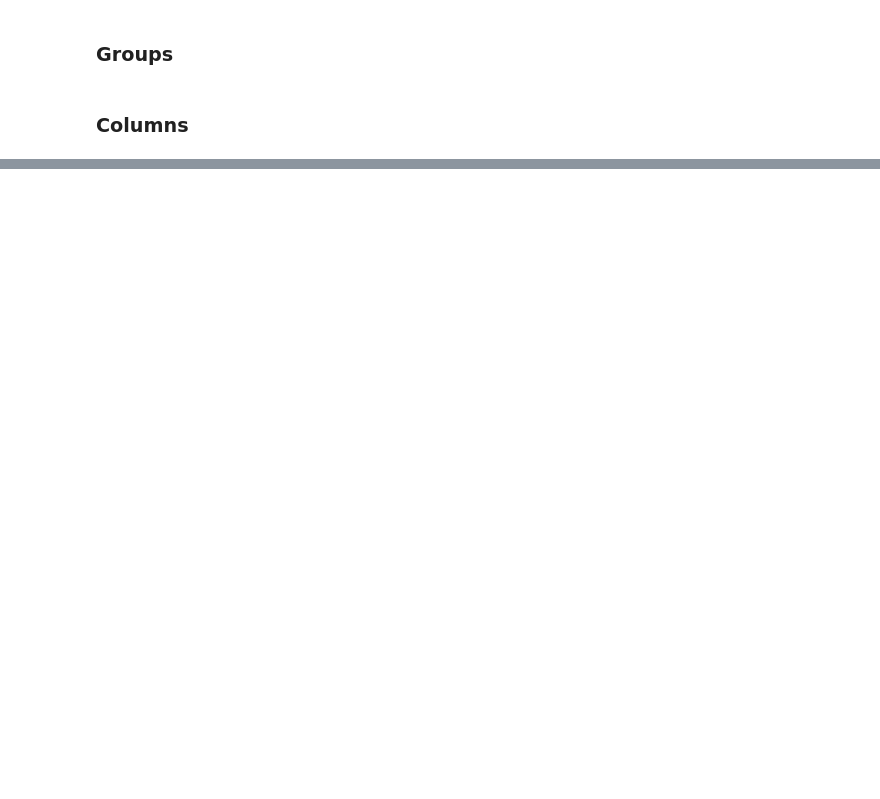
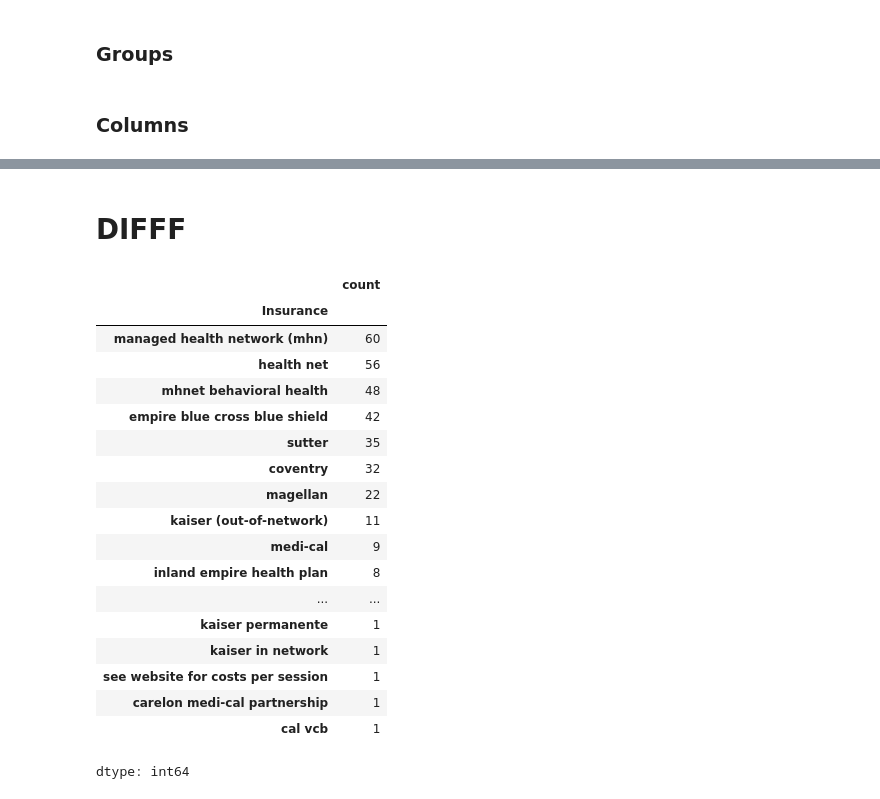
Before and after one commit to pallavmarch/Psychologytoday-therapist-analysis, a Jupyter notebook: PsychologyToday_Dementia_analysis.ipynb, the cells around one changed output, grey strips where cells are left out. Drawn from its saved outputs; the diff is of its cells as text; code cells hidden in the pictures; blank space fills up the shorter version.

```diff
--- a/PsychologyToday_Dementia_analysis.ipynb
+++ b/PsychologyToday_Dementia_analysis.ipynb
@@ -770,6 +818,7 @@ plot_horizontalBar(Dementia['Certificate_Category'].value_counts(), "Certificate
 
 ############################### Region  ################################
 
+city_groups = state_city_groups.get(selected_state, state_city_groups["Other"])
 city_mapping = {city: region for region, cities in city_groups.items() for city in cities}
 Dementia["Region"] = Dementia["City"].map(city_mapping).fillna("Other")
 plot_horizontalBar(Dementia['Region'].value_counts(), "Distribution of Region")
@@ -830,3 +879,31 @@ files.download(final_file)
 [figure]
 [interactive output not drawn]
 [interactive output not drawn]
+# %% [markdown]
+# DIFFF
+# %%
+Dementia.columns
+Dementia['Insurance'].unique()
+
+pd.set_option('display.max_rows', None)
+insurance_mapping_df["Insurance"][insurance_mapping_df["Category"] == "Other"].value_counts()
+# %% [output]
+|  | count |
+| Insurance |  |
+| managed health network (mhn) | 60 |
+| health net | 56 |
+| mhnet behavioral health | 48 |
+| empire blue cross blue shield | 42 |
+| sutter | 35 |
+| coventry | 32 |
+| magellan | 22 |
+| kaiser (out-of-network) | 11 |
+| medi-cal | 9 |
+| inland empire health plan | 8 |
+| ... | ... |
+| kaiser permanente | 1 |
+| kaiser in network | 1 |
+| see website for costs per session | 1 |
+| carelon medi-cal partnership | 1 |
+| cal vcb | 1 |
+dtype: int64
```
Also changed, not shown: parts of 2 cells of this notebook.
